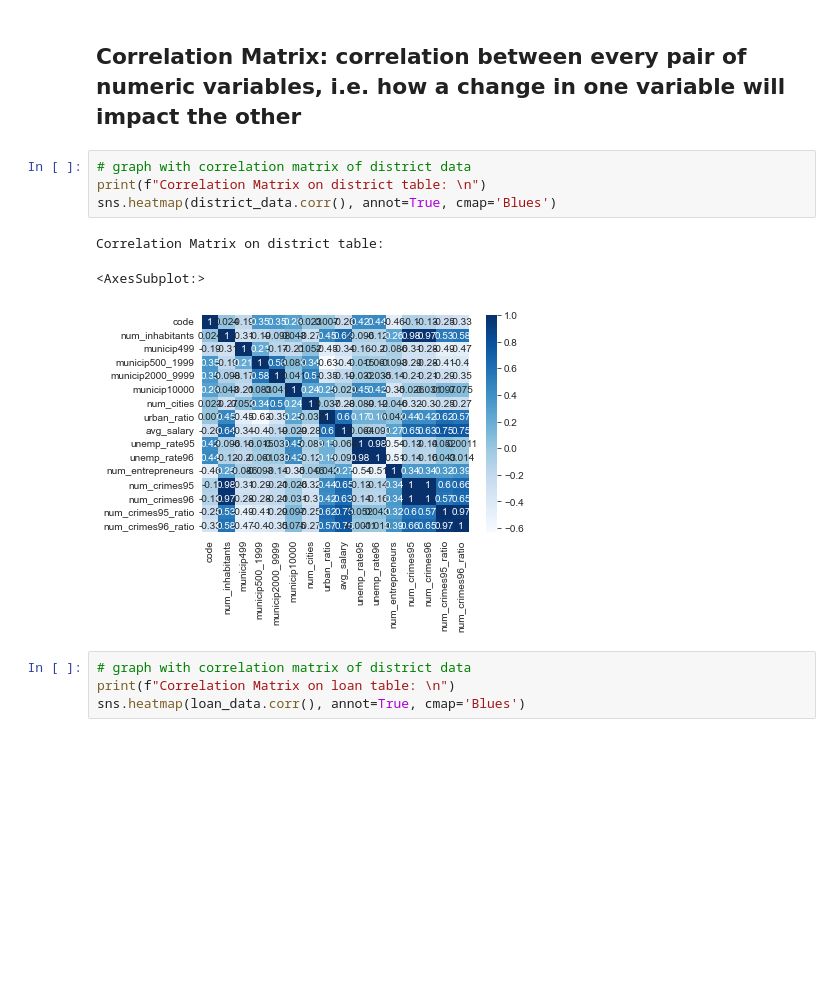
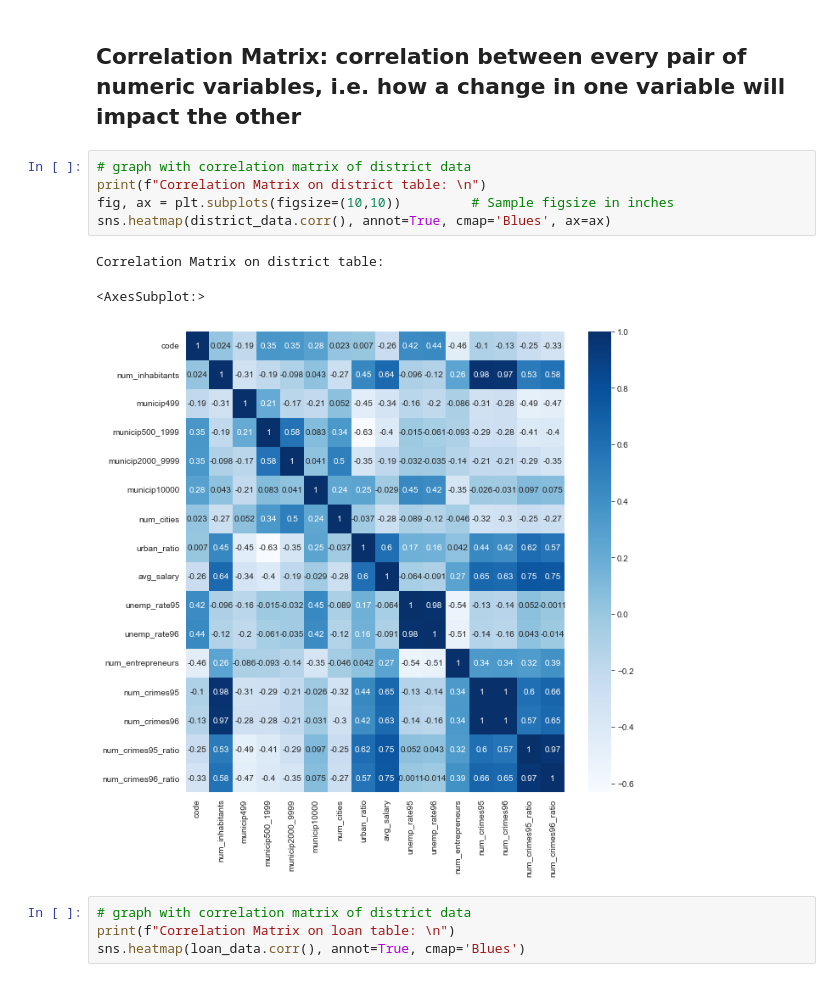
Before and after one commit to ruialves35/feup-ac, a Jupyter notebook: src/understanding/understanding.ipynb, the cells around one changed output. Cells and saved outputs as stored; diff of their text form; blank space fills up the shorter version.

```diff
--- a/src/understanding/understanding.ipynb
+++ b/src/understanding/understanding.ipynb
@@ -330,11 +330,12 @@ sns.heatmap(loan_data.cov(), annot=True, cmap='Blues')
 # %%
 # graph with correlation matrix of district data
 print(f"Correlation Matrix on district table: \n")
-sns.heatmap(district_data.corr(), annot=True, cmap='Blues')
+fig, ax = plt.subplots(figsize=(10,10))         # Sample figsize in inches
+sns.heatmap(district_data.corr(), annot=True, cmap='Blues', ax=ax)
 # %% [output]
 Correlation Matrix on district table:
 <AxesSubplot:>
-[figure, old version]
+[figure, new version]
 # %%
 # graph with correlation matrix of district data
 print(f"Correlation Matrix on loan table: \n")
```
Also changed, not shown: parts of 1 cell of this notebook, 1 other file.
